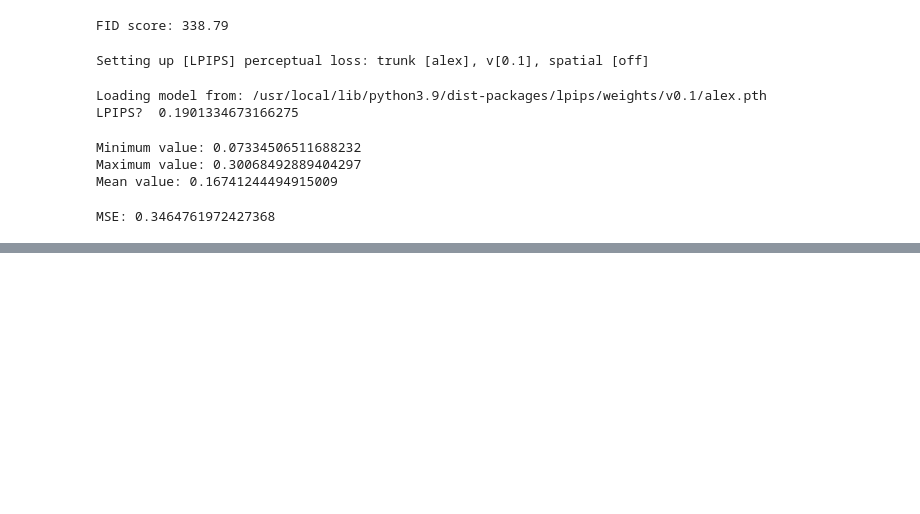
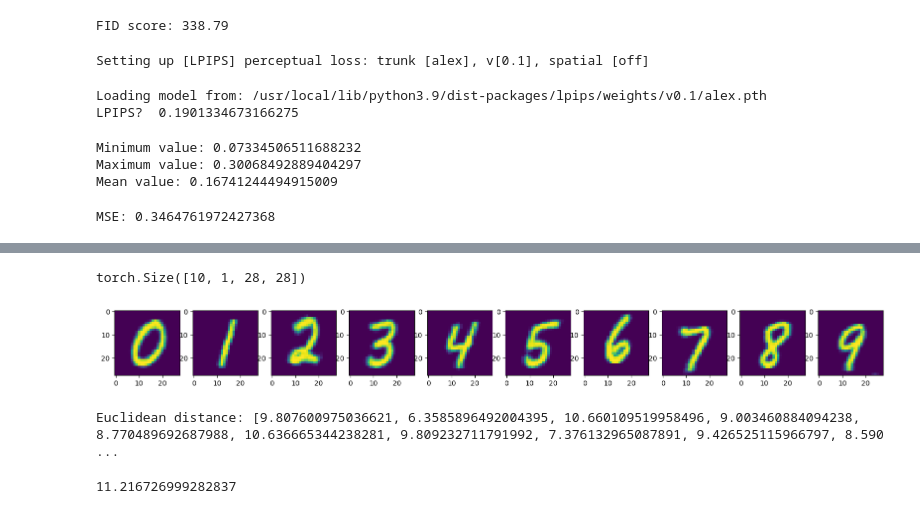
Before and after one commit to DimitrisMitroulis/NN-Projects, a Jupyter notebook: GANs/cond_gan_pytorch6.ipynb, the cells around one changed output, grey strips where cells are left out. Saved outputs shown, nothing was run; the diff lists cells and outputs as text; code cells hidden in the pictures; blank space fills up the shorter version.

```diff
--- a/GANs/cond_gan_pytorch6.ipynb
+++ b/GANs/cond_gan_pytorch6.ipynb
@@ -597,0 +602,69 @@ torch.Size([1, 28, 28])
+# %%
+#Calculate average distances
+
+#On how many generated images to average on
+num_samples = 1000
+fake_images_means = []
+fake_image_mean = []
+
+distances = []
+with torch.no_grad():
+  for num in range(10):
+    for i in range(num_samples):
+      latent = torch.rand_like(torch.Tensor(1,100))
+      caption = torch.tensor(num, dtype=torch.int64)
+
+      fake_image = generator(latent,caption)
+      fake_image_mean.append(fake_image[0])
+
+    fake_image_mean = torch.stack(fake_image_mean,dim=0)
+    fake_image_mean = torch.mean(fake_image_mean, dim=0)
+
+    fake_images_means.append(fake_image_mean)
+    fake_image_mean = []
+# %%
+fake_images_means2 = torch.stack(fake_images_means,dim=0)
+# %%
+fake_images_means2.shape
+# %% [output]
+torch.Size([10, 1, 28, 28])
+# %%
+fig, axes = plt.subplots(nrows=1,ncols=10,figsize=(20,2.5))
+for i in range(len(fake_images_means2[:])):
+  axes[i].imshow(fake_images_means2[i][0])
+# %% [output]
+[figure, added]
+# %%
+distances = []
+for i in range(len(fake_images_means2[:])):
+
+  distance = torch.norm(mnist_means[i] - fake_images_means2[i], p=2)
+  distances.append(distance.item())
+# Print the distance
+print('Euclidean distance:', distances)
+# %% [output]
+Euclidean distance: [9.807600975036621, 6.3585896492004395, 10.660109519958496, 9.003460884094238, 8.770489692687988, 10.636665344238281, 9.809232711791992, 7.376132965087891, 9.426525115966797, 8.590 ...
+# %%
+#Calculate average distances
+
+#On how many generated images to average on
+num_samples = 100
+fake_images_means = []
+fake_image_mean = []
+
+distances = []
+with torch.no_grad():
+  for num in range(1):
+    for i in range(num_samples):
+      latent = torch.rand_like(torch.Tensor(1,100))
+      caption = torch.tensor(num, dtype=torch.int64)
+
+      #generate fake image and calculate distance to mean
+      fake_image = generator(latent,caption)
+      distance = torch.norm(mnist_mean[num] - fake_image[0], p=2)
+      distances.append(distance.item())
+
+
+#distances = torch.stack(distances,dim=0)
+# %% [output]
+11.216726999282837
```
Also changed, not shown: parts of 9 cells of this notebook.
